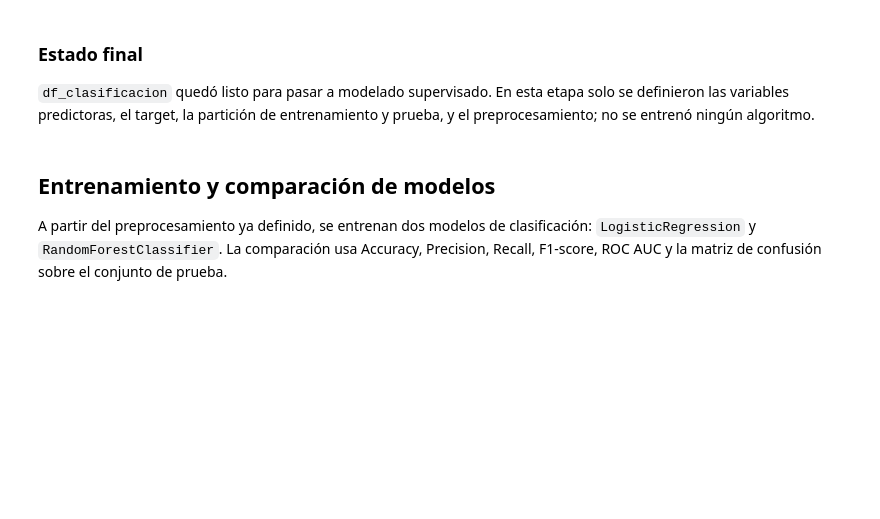
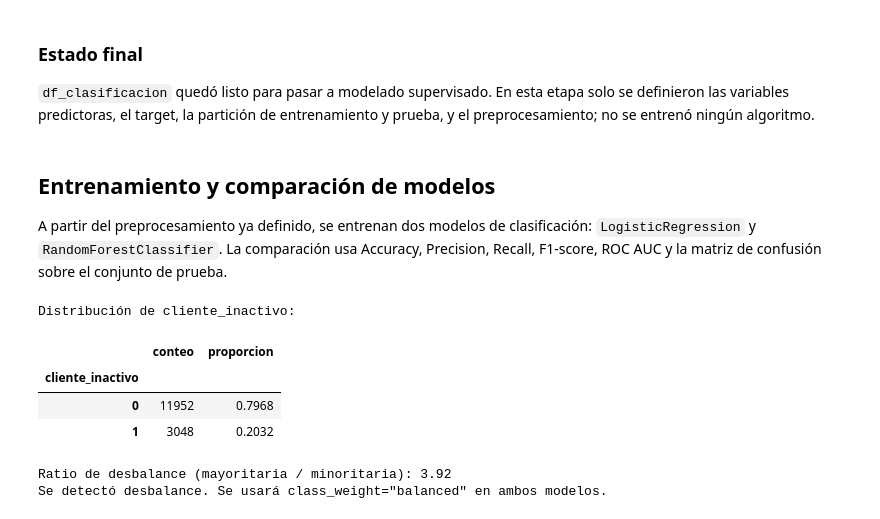
Before and after one commit to cristopfer/Analitica_Datos_01, a Jupyter notebook: proyecto-andinaretail/notebooks/Notebook 03_predictivo.ipynb, the cells around one changed output. Cells and saved outputs as stored; diff of their text form; code cells hidden in the pictures; blank space fills up the shorter version.

```diff
--- a/proyecto-andinaretail/notebooks/Notebook 03_predictivo.ipynb
+++ b/proyecto-andinaretail/notebooks/Notebook 03_predictivo.ipynb
@@ -740,3 +789,36 @@ Pipeline de preprocesamiento de clasificación creado correctamente.
 ## Entrenamiento y comparación de modelos
 
 A partir del preprocesamiento ya definido, se entrenan dos modelos de clasificación: `LogisticRegression` y `RandomForestClassifier`. La comparación usa Accuracy, Precision, Recall, F1-score, ROC AUC y la matriz de confusión sobre el conjunto de prueba.
+# %%
+# Análisis del balance de clases
+conteo_clases = y_clasificacion.value_counts().sort_index()
+proporcion_clases = y_clasificacion.value_counts(normalize=True).sort_index()
+
+balance_clases = pd.DataFrame({
+    'conteo': conteo_clases,
+    'proporcion': proporcion_clases
+})
+
+print('Distribución de cliente_inactivo:')
+display(balance_clases)
+
+clase_mayoritaria = conteo_clases.max()
+clase_minoritaria = conteo_clases.min()
+ratio_desbalance = clase_mayoritaria / clase_minoritaria if clase_minoritaria > 0 else np.inf
+
+print(f'\nRatio de desbalance (mayoritaria / minoritaria): {ratio_desbalance:.2f}')
+
+if ratio_desbalance > 1.2:
+    class_weight_clasificacion = 'balanced'
+    print('Se detectó desbalance. Se usará class_weight="balanced" en ambos modelos.')
+else:
+    class_weight_clasificacion = None
+    print('No se detectó desbalance relevante. No se ajustará class_weight.')
+# %% [output]
+Distribución de cliente_inactivo:
+|  | conteo | proporcion |
+| cliente_inactivo |  |  |
+| 0 | 11952 | 0.7968 |
+| 1 | 3048 | 0.2032 |
+Ratio de desbalance (mayoritaria / minoritaria): 3.92
+Se detectó desbalance. Se usará class_weight="balanced" en ambos modelos.
```
Also changed, not shown: parts of 7 cells of this notebook, 1 other file.
